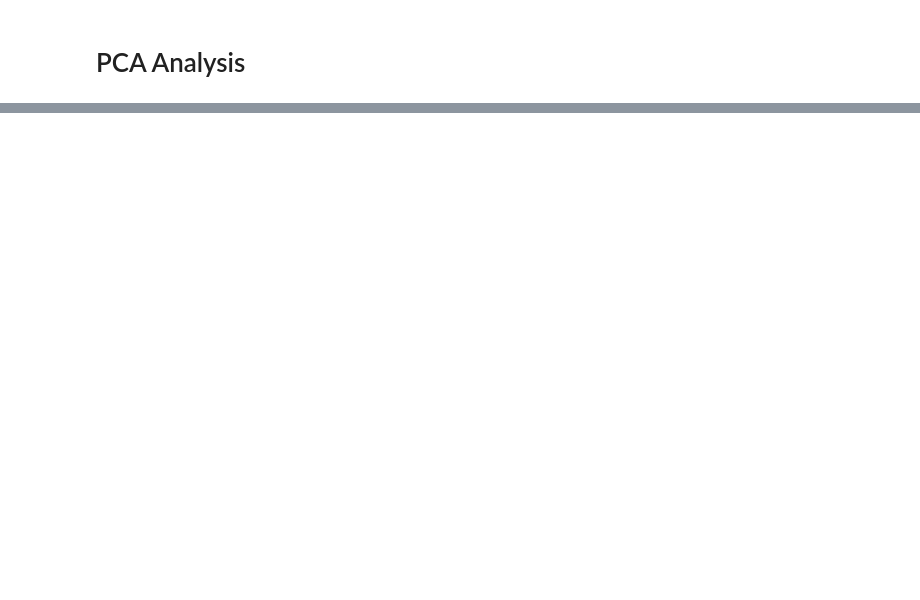
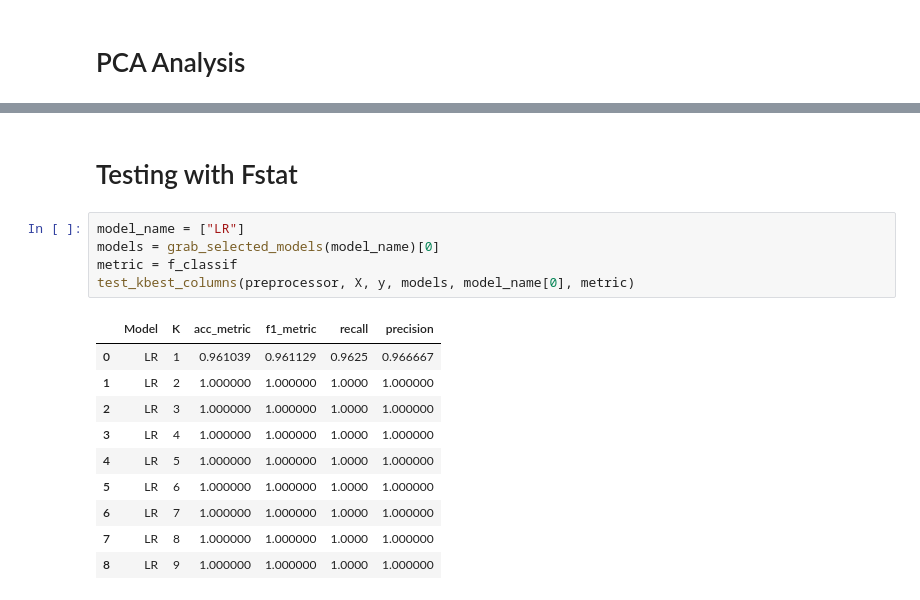
Before and after one commit to MaukanMir/Mobile-Device-Usage-Classification, a Jupyter notebook: training.ipynb, the cells around one changed output, grey strips where cells are left out. Cells and saved outputs as stored; diff of their text form; blank space fills up the shorter version.

```diff
--- a/training.ipynb
+++ b/training.ipynb
@@ -459,0 +493,18 @@ You can try to debug the error by setting error_score='raise'.
+# %% [markdown]
+# Testing with Fstat
+# %%
+model_name = ["LR"]
+models = grab_selected_models(model_name)[0]
+metric = f_classif
+test_kbest_columns(preprocessor, X, y, models, model_name[0], metric)
+# %% [output]
+|  | Model | K | acc_metric | f1_metric | recall | precision |
+| 0 | LR | 1 | 0.961039 | 0.961129 | 0.9625 | 0.966667 |
+| 1 | LR | 2 | 1.000000 | 1.000000 | 1.0000 | 1.000000 |
+| 2 | LR | 3 | 1.000000 | 1.000000 | 1.0000 | 1.000000 |
+| 3 | LR | 4 | 1.000000 | 1.000000 | 1.0000 | 1.000000 |
+| 4 | LR | 5 | 1.000000 | 1.000000 | 1.0000 | 1.000000 |
+| 5 | LR | 6 | 1.000000 | 1.000000 | 1.0000 | 1.000000 |
+| 6 | LR | 7 | 1.000000 | 1.000000 | 1.0000 | 1.000000 |
+| 7 | LR | 8 | 1.000000 | 1.000000 | 1.0000 | 1.000000 |
+| 8 | LR | 9 | 1.000000 | 1.000000 | 1.0000 | 1.000000 |
```
Also changed, not shown: parts of 6 cells of this notebook.
